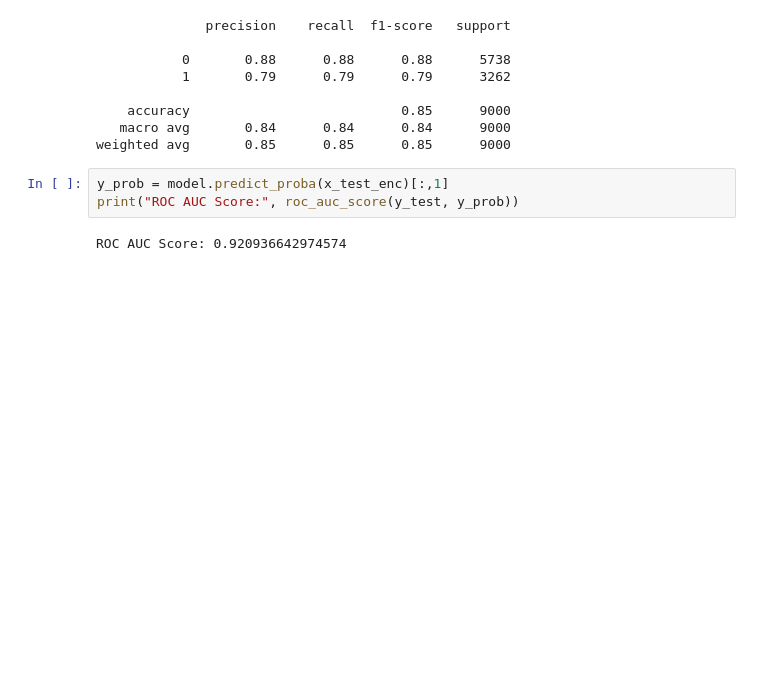
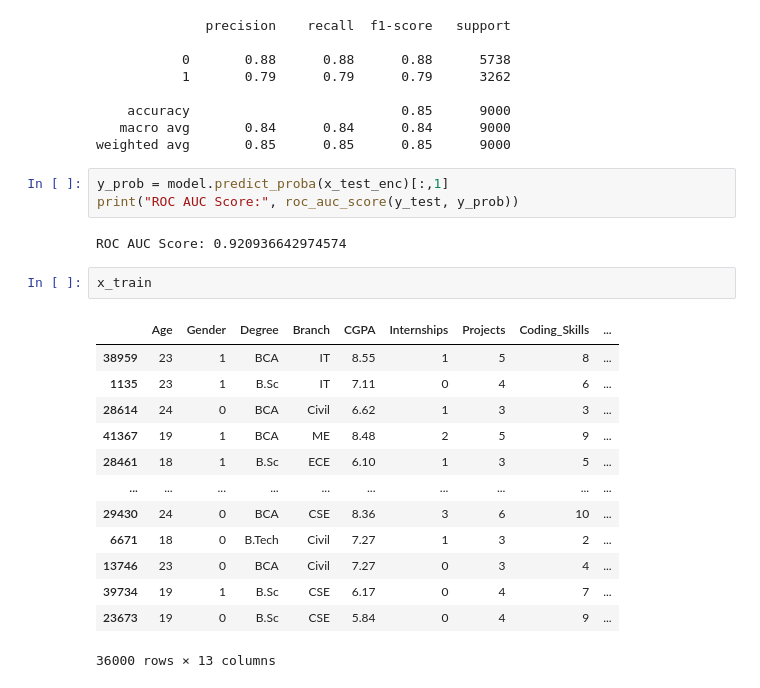
Before and after one commit to aditya-3645/Student_placement_status_ML, a Jupyter notebook: analysis.ipynb, the cells around one changed output. Cells and saved outputs as stored; diff of their text form; blank space fills up the shorter version.

```diff
--- a/analysis.ipynb
+++ b/analysis.ipynb
@@ -327,3 +327,19 @@ y_prob = model.predict_proba(x_test_enc)[:,1]
 print("ROC AUC Score:", roc_auc_score(y_test, y_prob))
 # %% [output]
 ROC AUC Score: 0.920936642974574
+# %%
+x_train
+# %% [output]
+|  | Age | Gender | Degree | Branch | CGPA | Internships | Projects | Coding_Skills | ... |
+| 38959 | 23 | 1 | BCA | IT | 8.55 | 1 | 5 | 8 | ... |
+| 1135 | 23 | 1 | B.Sc | IT | 7.11 | 0 | 4 | 6 | ... |
+| 28614 | 24 | 0 | BCA | Civil | 6.62 | 1 | 3 | 3 | ... |
+| 41367 | 19 | 1 | BCA | ME | 8.48 | 2 | 5 | 9 | ... |
+| 28461 | 18 | 1 | B.Sc | ECE | 6.10 | 1 | 3 | 5 | ... |
+| ... | ... | ... | ... | ... | ... | ... | ... | ... | ... |
+| 29430 | 24 | 0 | BCA | CSE | 8.36 | 3 | 6 | 10 | ... |
+| 6671 | 18 | 0 | B.Tech | Civil | 7.27 | 1 | 3 | 2 | ... |
+| 13746 | 23 | 0 | BCA | Civil | 7.27 | 0 | 3 | 4 | ... |
+| 39734 | 19 | 1 | B.Sc | CSE | 6.17 | 0 | 4 | 7 | ... |
+| 23673 | 19 | 0 | B.Sc | CSE | 5.84 | 0 | 4 | 9 | ... |
+36000 rows × 13 columns
```
Also changed, not shown: parts of 11 cells of this notebook.
